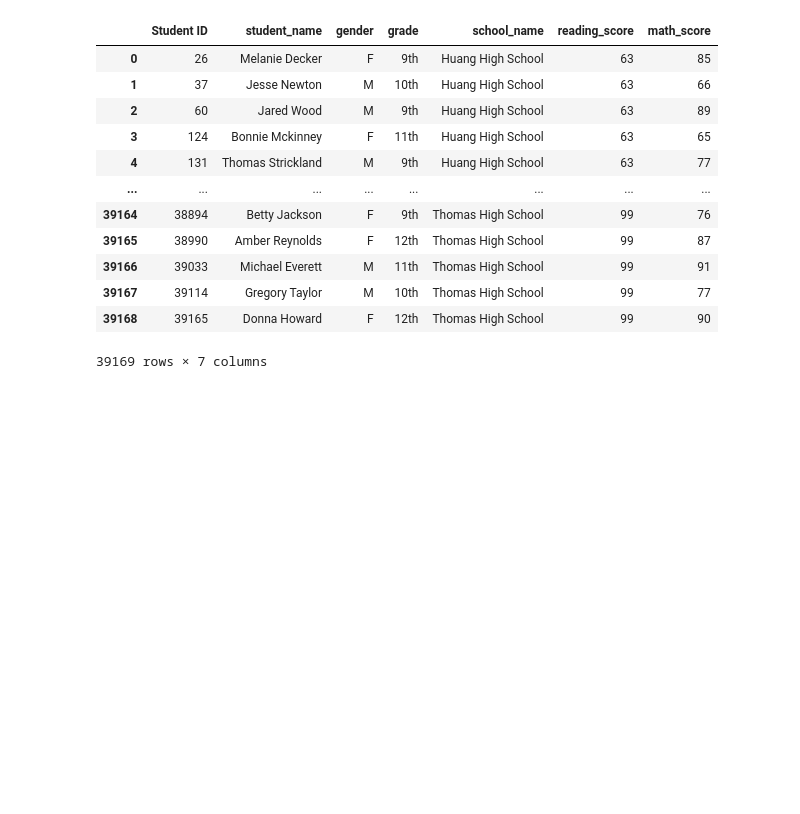
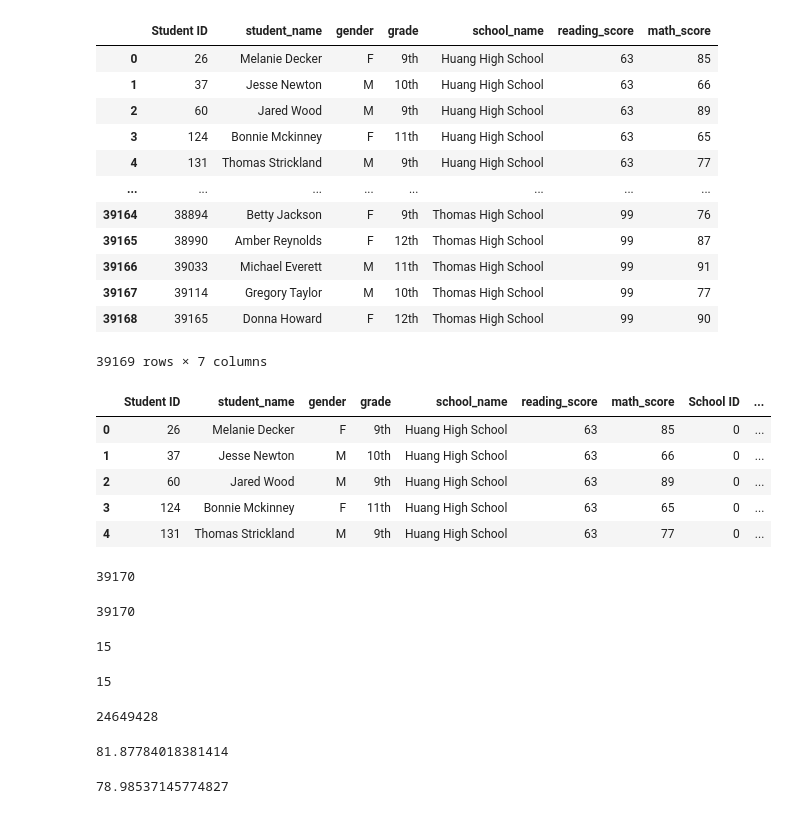
Before and after one commit to Jthomas856/School_District_Analysis, a Jupyter notebook: PyCitySchools.ipynb, the cells around one changed output. Drawn from its saved outputs; the diff is of its cells as text; code cells hidden in the pictures; blank space fills up the shorter version.

```diff
--- a/PyCitySchools.ipynb
+++ b/PyCitySchools.ipynb
@@ -172,3 +172,52 @@ student_data_df.head(-1)
 | 39167 | 39114 | Gregory Taylor | M | 10th | Thomas High School | 99 | 77 |
 | 39168 | 39165 | Donna Howard | F | 12th | Thomas High School | 99 | 90 |
 39169 rows × 7 columns
+# %%
+# Combine the data into a single dataset.
+school_data_complete_df = pd.merge(student_data_df, school_data_df, on=["school_name", "school_name"])
+school_data_complete_df.head()
+# %% [output]
+|  | Student ID | student_name | gender | grade | school_name | reading_score | math_score | School ID | ... |
+| 0 | 26 | Melanie Decker | F | 9th | Huang High School | 63 | 85 | 0 | ... |
+| 1 | 37 | Jesse Newton | M | 10th | Huang High School | 63 | 66 | 0 | ... |
+| 2 | 60 | Jared Wood | M | 9th | Huang High School | 63 | 89 | 0 | ... |
+| 3 | 124 | Bonnie Mckinney | F | 11th | Huang High School | 63 | 65 | 0 | ... |
+| 4 | 131 | Thomas Strickland | M | 9th | Huang High School | 63 | 77 | 0 | ... |
+# %%
+# Get the total number of students.
+student_count = school_data_complete_df["Student ID"].count()
+student_count
+# %% [output]
+39170
+# %%
+school_data_complete_df["Student ID"].count()
+# %% [output]
+39170
+# %%
+# Calculate the total number of schools.
+school_count = school_data_df["school_name"].count()
+school_count
+# %% [output]
+15
+# %%
+len(school_data_complete_df["school_name"].unique())
+# %% [output]
+15
+# %%
+# Calculate the total budget.
+total_budget = school_data_df["budget"].sum()
+total_budget
+# %% [output]
+24649428
+# %%
+# Calculate the average reading score.
+average_reading_score = school_data_complete_df["reading_score"].mean()
+average_reading_score
+# %% [output]
+81.87784018381414
+# %%
+# Calculate the average math score.
+average_math_score = school_data_complete_df["math_score"].mean()
+average_math_score
+# %% [output]
+78.98537145774827
```
Also changed, not shown: parts of 14 cells of this notebook, 3 other files.
